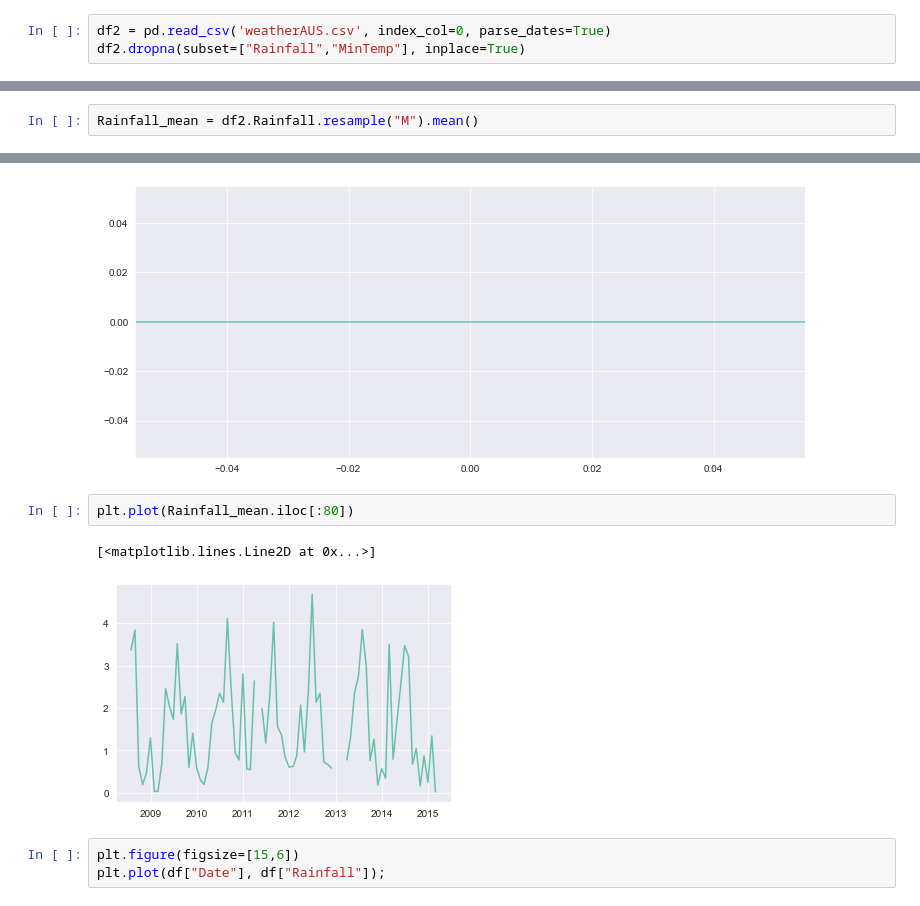
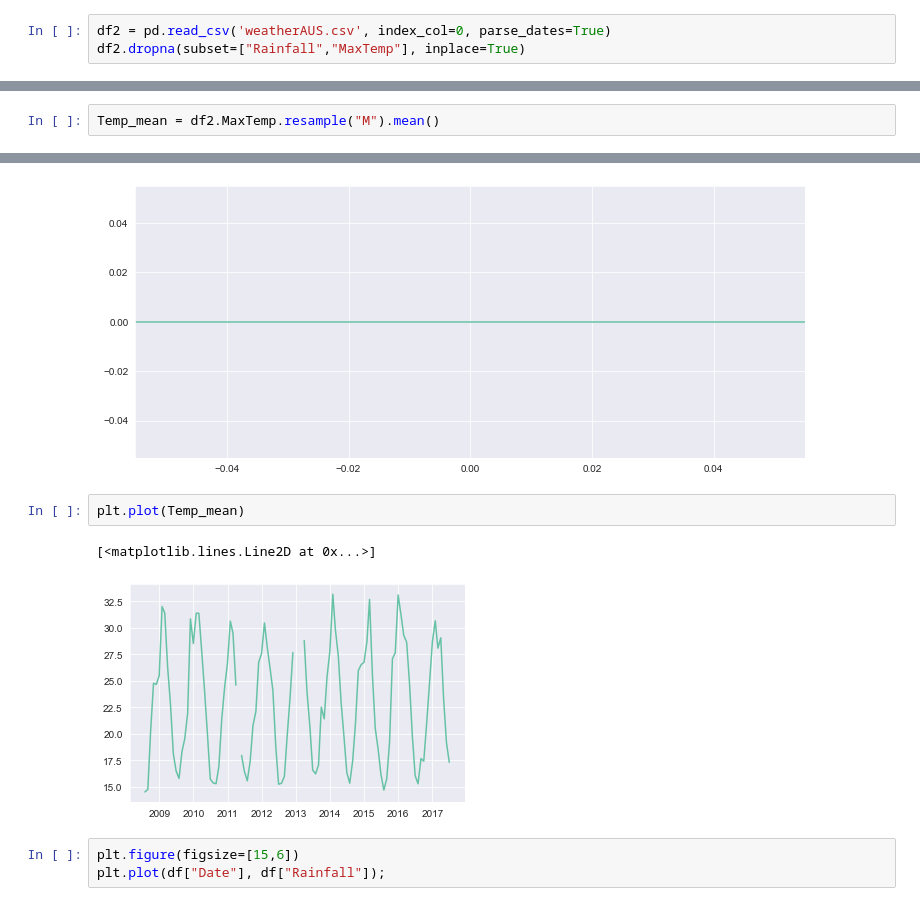
Before and after one commit to jopagel/Australian-weather, a Jupyter notebook: data-exploration.ipynb, the cells around one changed output, grey strips where cells are left out. Cells and saved outputs as stored; diff of their text form.

```diff
--- a/data-exploration.ipynb
+++ b/data-exploration.ipynb
@@ -217,9 +248,9 @@ plt.show()
 b) Mithilfe Differenz des Monatsmittels
 # %%
 df2 = pd.read_csv('weatherAUS.csv', index_col=0, parse_dates=True)
-df2.dropna(subset=["Rainfall","MinTemp"], inplace=True)
+df2.dropna(subset=["Rainfall","MaxTemp"], inplace=True)
 # %%
 df2 = df2[df2.Location == "Adelaide"]
 # %%
-Rainfall_mean = df2.Rainfall.resample("M").mean()
+Temp_mean = df2.MaxTemp.resample("M").mean()
 # %%
@@ -276,10 +283,10 @@ plt.show()
 # %% [output]
 [figure]
 # %%
-plt.plot(Rainfall_mean.iloc[:80])
+plt.plot(Temp_mean)
 # %% [output]
 [<matplotlib.lines.Line2D at 0x...>]
-[figure, old version]
+[figure, new version]
 # %%
 plt.figure(figsize=[15,6])
 plt.plot(df["Date"], df["Rainfall"]);
```
Also changed, not shown: parts of 22 cells of this notebook, 2 other files.
